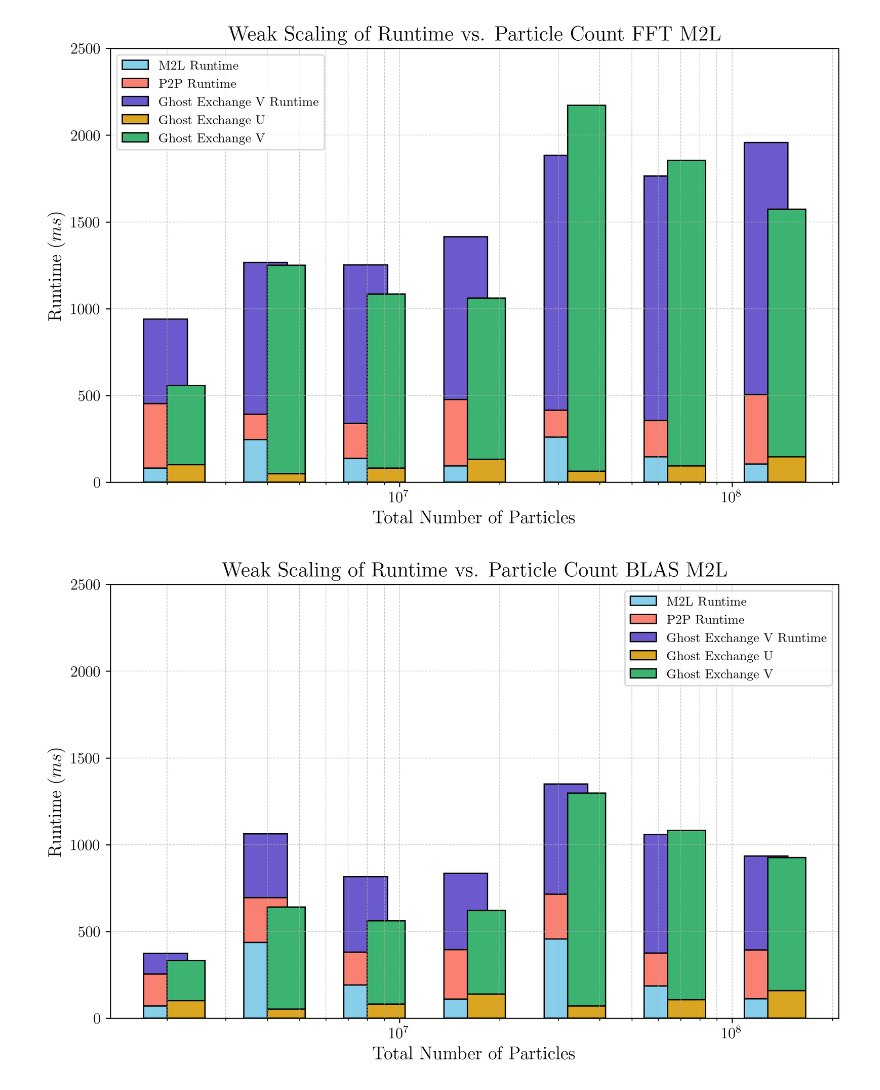
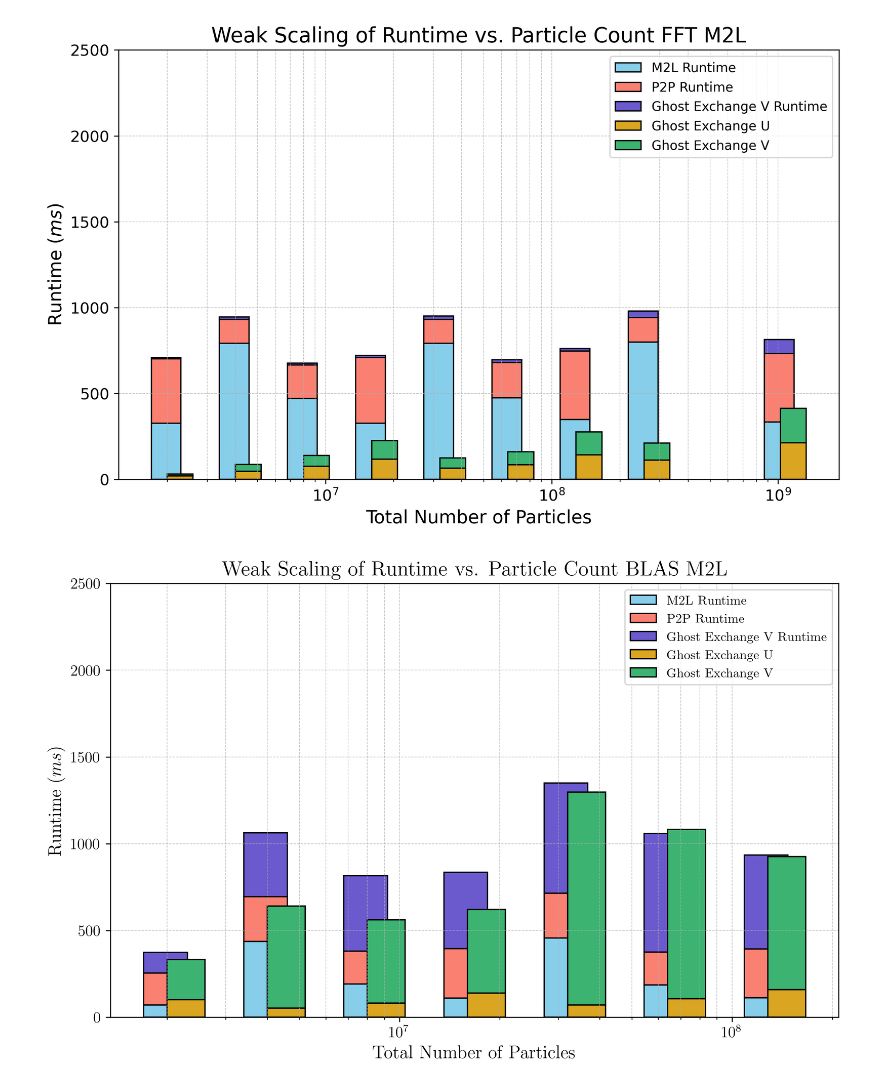
Before and after one commit to bempp/kifmm, a Jupyter notebook: hpc/archer2/data/weak/Weak Scaling.ipynb, the cells around one changed output. Saved outputs shown, nothing was run; the diff lists cells and outputs as text; code cells hidden in the pictures.

Commit message:
Add 1e9 weak scaling data

```diff
--- a/hpc/archer2/data/weak/Weak Scaling.ipynb
+++ b/hpc/archer2/data/weak/Weak Scaling.ipynb
@@ -5,10 +5,12 @@ import pandas as pd
 import matplotlib.pyplot as plt
 from matplotlib import rcParams
 # %%
-fft = pd.read_csv('weak_fft_7913527.csv')
+fft1 = pd.read_csv('weak_fft_7913527.csv')
+fft2 = pd.read_csv('weak_fft_7913612.csv')
+fft2.experiment_id += fft1.experiment_id.max() + 1
+fft = pd.concat([fft1, fft2], ignore_index=True)
 
 # Strategy 1, where 1 MPI process per CCX, max 32 per archer node
 blas1 = pd.read_csv('weak_blas_7913901.csv')
-
 # Strategy 2, 1 MPI process per CCD, max 16 per archer node
 blas2 = pd.read_csv('weak_blas_7920032.csv')
@@ -17,11 +34,11 @@ import matplotlib.pyplot as plt
 from matplotlib import rcParams
 
 def plot_weak_scaling(df, title="Weak Scaling of Runtime vs. Particle Count", save_svg=False, filename="weak_scaling_plot.svg"):
-    # Set global font to CMU and enable LaTeX
-    rcParams['font.family'] = 'serif'
-    rcParams['font.serif'] = ['CMU Serif']  # Use 'CMU Serif' for the main font
-    rcParams['text.usetex'] = True
-    rcParams['text.latex.preamble'] = r'\renewcommand{\rmdefault}{cmu}'
+    # # Set global font to CMU and enable LaTeX
+    # rcParams['font.family'] = 'serif'
+    # rcParams['font.serif'] = ['CMU Serif']  # Use 'CMU Serif' for the main font
+    # rcParams['text.usetex'] = True
+    # rcParams['text.latex.preamble'] = r'\renewcommand{\rmdefault}{cmu}'
 
     # Calculate total particles and runtimes for each experiment_id
     group_size = df.groupby('experiment_id').size()
@@ -64,10 +81,11 @@ colors = ["#87CEEB", "#FA8072", "#DAA520", "#3CB371", "#6A5ACD", "#FF7F50", "#99
 
 def plot_weak_scaling_stacked(df, ylims=None, title="Weak Scaling of Runtime vs. Particle Count", save_svg=False, filename="weak_scaling_plot.svg"):
     # Set global font to CMU and enable LaTeX
-    rcParams['font.family'] = 'serif'
-    rcParams['font.serif'] = ['CMU Serif']  # Use 'CMU Serif' for the main font
-    rcParams['text.usetex'] = True
-    rcParams['text.latex.preamble'] = r'\renewcommand{\rmdefault}{cmu}'
+    # rcParams['font.family'] = 'serif'
+    # rcParams['font.serif'] = ['CMU Serif']  # Use 'CMU Serif' for the main font
+    # rcParams['text.usetex'] = True
+    # rcParams['text.latex.preamble'] = r'\renewcommand{\rmdefault}{cmu}'
+    rcParams['text.usetex'] = False
 
     # Calculate total particles and runtimes for each experiment_id
     group_size = df.groupby('experiment_id').size()
@@ -80,7 +98,6 @@ def plot_weak_scaling_stacked(df, ylims=None, title="Weak Scaling of Runtime vs.
     ghost_exchange_u = df.groupby('experiment_id')['ghost_exchange_u'].max()
     ghost_exchange_v = df.groupby('experiment_id')['ghost_exchange_v'].max()
     ghost_exchange_v_runtime = df.groupby('experiment_id')['ghost_exchange_v_runtime'].max()
-
 
     fig, ax = plt.subplots(figsize=(10, 6), dpi=300)  # Larger size and higher DPI for quality
 
@@ -124,9 +141,9 @@ def plot_weak_scaling_stacked(df, ylims=None, title="Weak Scaling of Runtime vs.
 
     return ax, fig
 # %%
-ax1, fig1 = plot_weak_scaling_stacked(blas1, ylims=(0, 2500), title="Weak Scaling of Runtime vs. Particle Count FFT M2L")
+ax1, fig1 = plot_weak_scaling_stacked(fft, ylims=(0, 2500), title="Weak Scaling of Runtime vs. Particle Count FFT M2L")
 # %% [output]
-[figure, old version]
+[figure, new version]
 # %%
 ax2, fig2 = plot_weak_scaling_stacked(blas2, ylims=(0, 2500), title="Weak Scaling of Runtime vs. Particle Count BLAS M2L")
 # %% [output]
```
Also changed, not shown: parts of 1 cell of this notebook, 5 other files.
